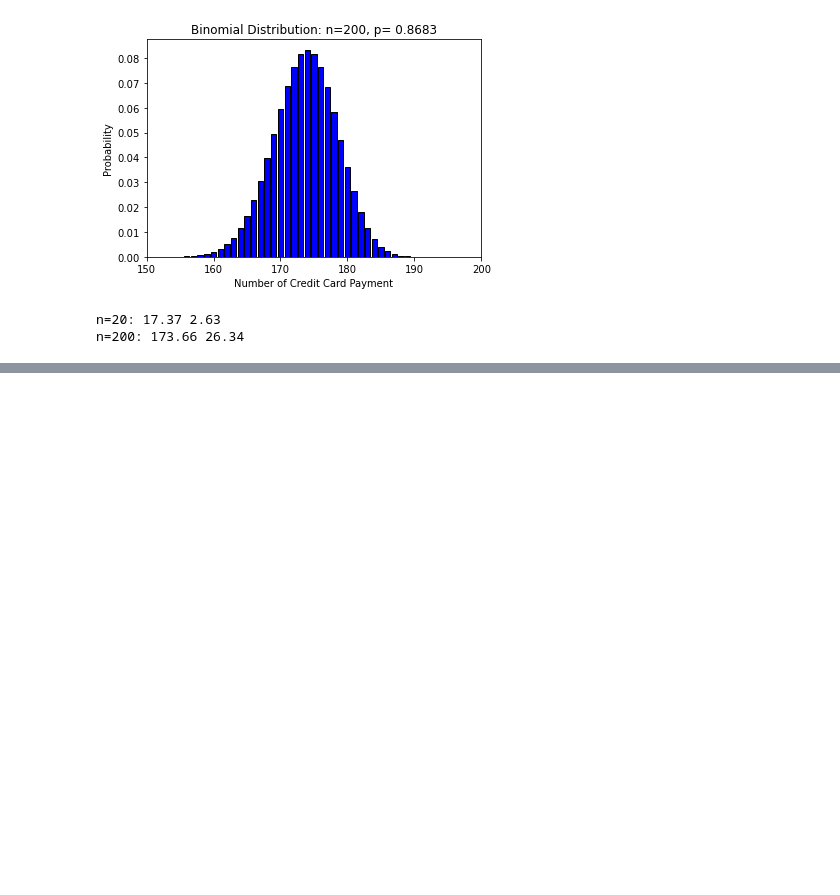
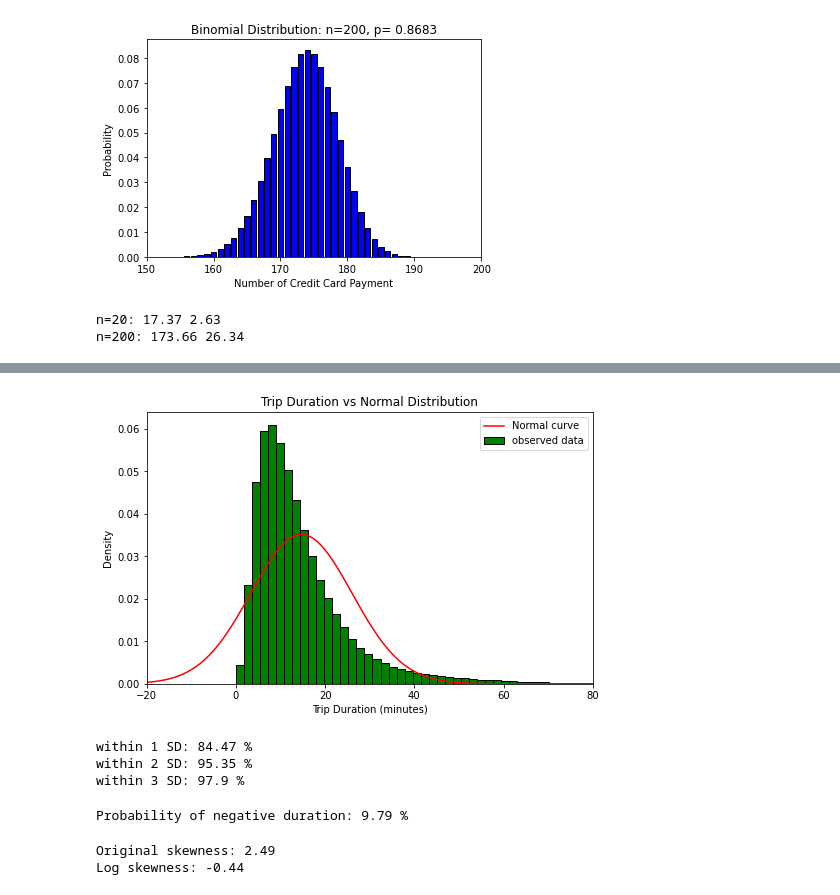
Before and after one commit to Huiyan-Li/Statistical-Techniques-sept-26, a Jupyter notebook: CA1_NYC_Taxi_Statistics.ipynb, the cells around one changed output, grey strips where cells are left out. Saved outputs shown, nothing was run; the diff lists cells and outputs as text; code cells hidden in the pictures; blank space fills up the shorter version.

```diff
--- a/CA1_NYC_Taxi_Statistics.ipynb
+++ b/CA1_NYC_Taxi_Statistics.ipynb
@@ -340,0 +471,50 @@ n=200: 173.66 26.34
+# %%
+mu = taxi["duration_min"].mean()
+sigma = taxi["duration_min"].std()
+
+plt.figure(figsize=(8,5))
+
+plt.hist(taxi["duration_min"], bins=100, density=True, color="green", edgecolor="black", label="observed data")
+
+x = np.arange(-20, 180, 0.5)
+
+plt.plot(x, stats.norm.pdf(x, mu, sigma), color="red", label="Normal curve")
+
+plt.xlim(-20, 80)
+plt.title("Trip Duration vs Normal Distribution")
+plt.xlabel("Trip Duration (minutes)")
+plt.ylabel("Density")
+plt.legend()
+
+plt.savefig('fig8_duration_normal.png',dpi=300, bbox_inches='tight')
+plt.show()
+# %% [output]
+[figure, added]
+# %%
+duration = taxi["duration_min"]
+
+within_1 = ((duration >= mu - sigma) & (duration <= mu + sigma)).mean()*100
+within_2 =  ((duration >= mu - 2*sigma) & (duration <= mu + 2*sigma)).mean()*100
+within_3 = ((duration >= mu - 3*sigma) & (duration <= mu + 3*sigma)).mean()*100
+
+print("within 1 SD:", round(within_1, 2), "%")
+print("within 2 SD:", round(within_2, 2), "%")
+print("within 3 SD:", round(within_3, 2), "%")
+# %% [output]
+within 1 SD: 84.47 %
+within 2 SD: 95.35 %
+within 3 SD: 97.9 %
+# %%
+prob_negative = stats.norm.cdf(0, mu, sigma)
+
+print("Probability of negative duration:", round(prob_negative * 100,2), "%")
+# %% [output]
+Probability of negative duration: 9.79 %
+# %%
+log_duration = np.log(duration)
+
+print("Original skewness:", round(duration.skew(), 2))
+print("Log skewness:", round(log_duration.skew(), 2))
+# %% [output]
+Original skewness: 2.49
+Log skewness: -0.44
```
Also changed, not shown: parts of 16 cells of this notebook, 1 other file.
